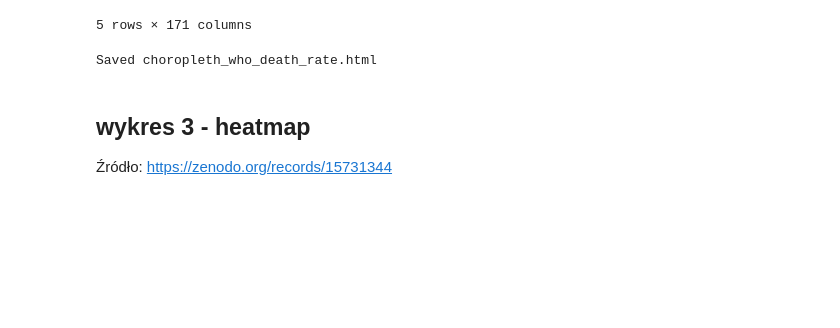
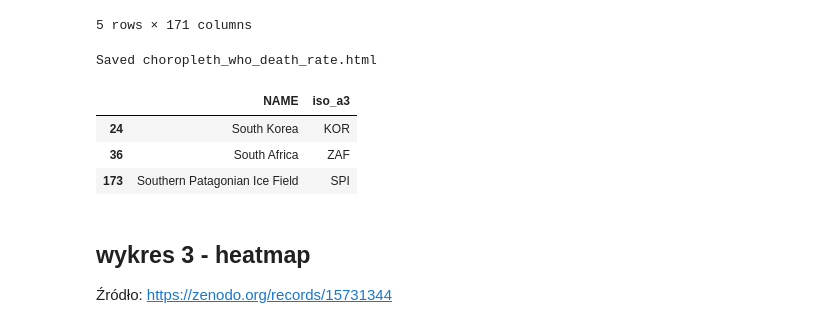
Before and after one commit to JankData/car-accidents-visualizations, a Jupyter notebook: notebooks/wypadki1.ipynb, the cells around one changed output. Cells and saved outputs as stored; diff of their text form; code cells hidden in the pictures; blank space fills up the shorter version.

```diff
--- a/notebooks/wypadki1.ipynb
+++ b/notebooks/wypadki1.ipynb
@@ -228,6 +228,13 @@ m.save('choropleth_who_death_rate.html')
 print("Saved choropleth_who_death_rate.html")
 # %% [output]
 Saved choropleth_who_death_rate.html
+# %%
+world[world['NAME'].str.contains('South', case=False)][['NAME','iso_a3']]
+# %% [output]
+|  | NAME | iso_a3 |
+| 24 | South Korea | KOR |
+| 36 | South Africa | ZAF |
+| 173 | Southern Patagonian Ice Field | SPI |
 # %% [markdown]
 ## wykres 3 - heatmap
 Źródło: https://zenodo.org/records/15731344
```
Also changed, not shown: parts of 3 cells of this notebook.
